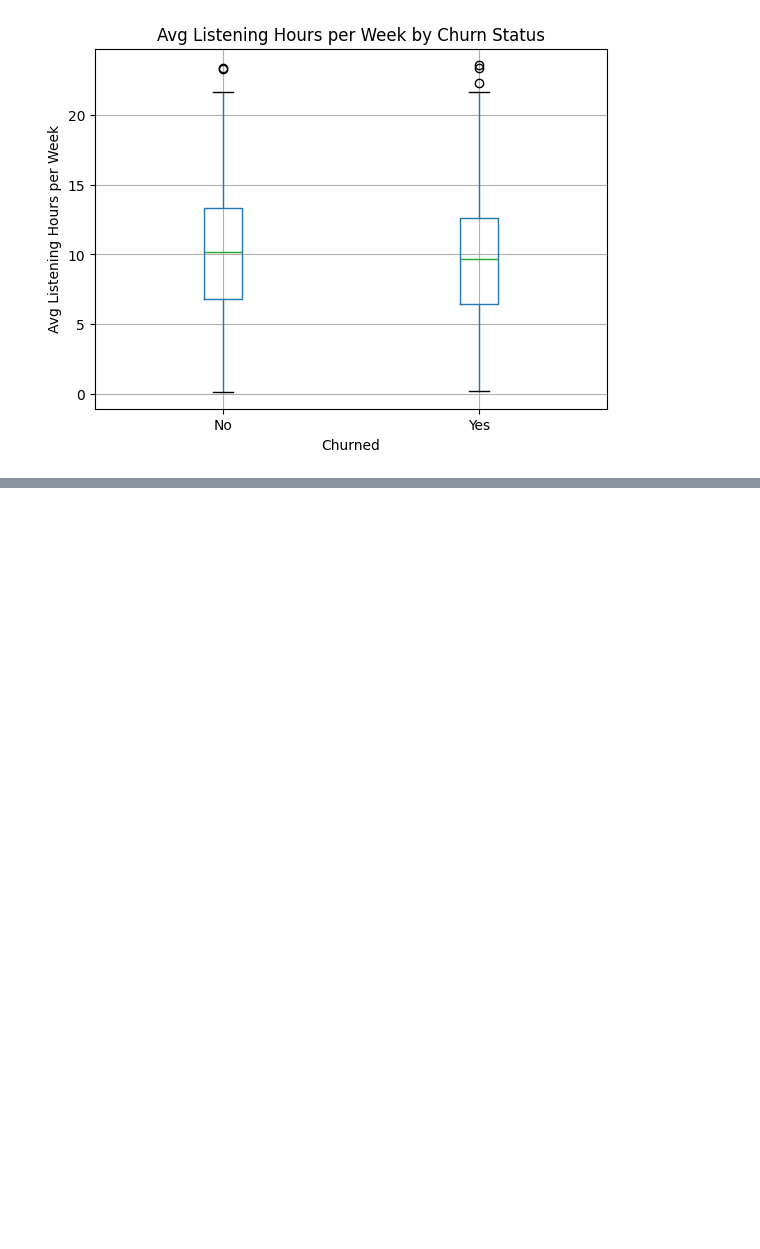
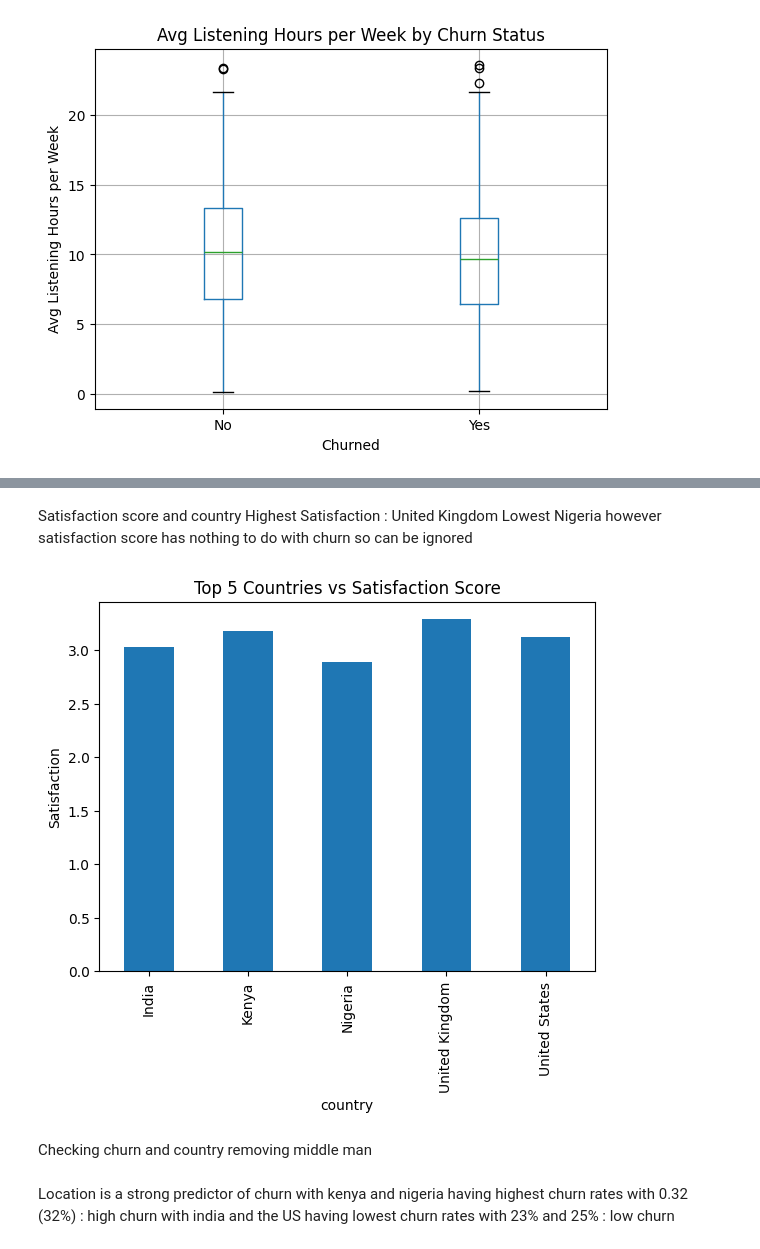
Before and after one commit to PrajwolKhadka/DataSprint, a Jupyter notebook: datawave_analysis.ipynb, the cells around one changed output, grey strips where cells are left out. Cells and saved outputs as stored; diff of their text form; code cells hidden in the pictures; blank space fills up the shorter version.

```diff
--- a/datawave_analysis.ipynb
+++ b/datawave_analysis.ipynb
@@ -241,0 +297,3 @@ plt.show()
+# %%
+top_countries = df['country'].value_counts().head(5)
+top_countries
@@ -241,0 +318,21 @@ plt.show()
+# %% [markdown]
+Satisfaction score and country
+Highest Satisfaction : United Kingdom
+Lowest Nigeria
+however satisfaction score has nothing to do with churn so can be ignored
+# %%
+df[df["country"].isin(top_countries.index)] \
+   .groupby("country")["satisfaction_score"].mean() \
+   .plot(kind="bar")
+
+plt.title("Top 5 Countries vs Satisfaction Score")
+plt.ylabel("Satisfaction")
+plt.show()
+# %% [output]
+[figure, added]
+# %% [markdown]
+Checking churn and country removing middle man
+# %% [markdown]
+Location is a strong predictor of churn
+with kenya and nigeria having highest churn rates with 0.32 (32%) : high churn
+with india and the US having lowest churn rates with 23% and 25% : low churn
```
Also changed, not shown: parts of 16 cells of this notebook.
